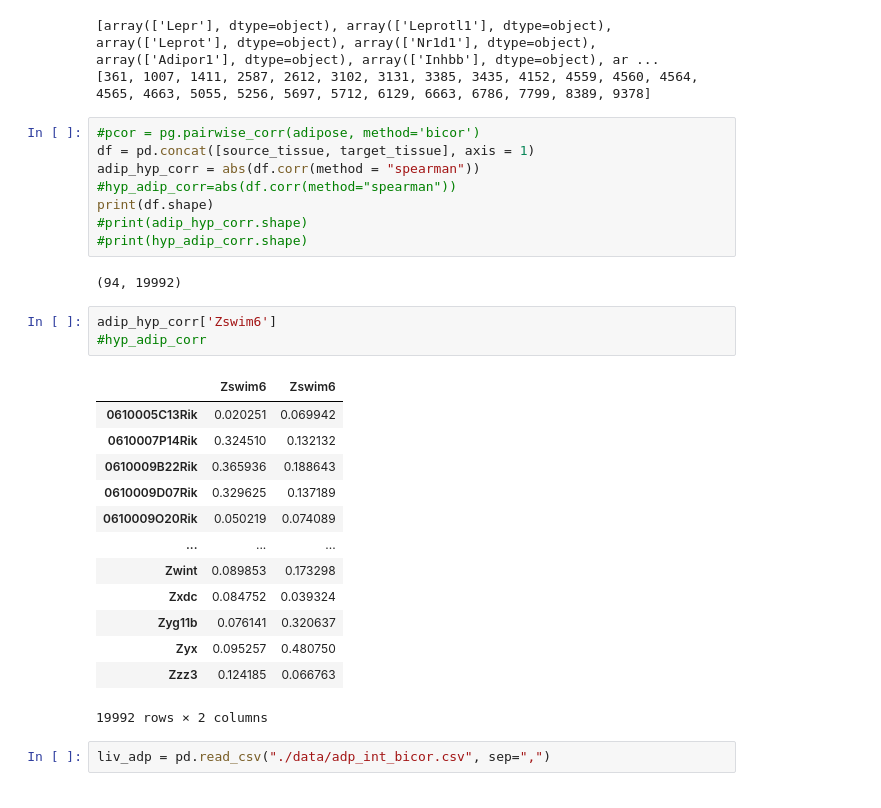
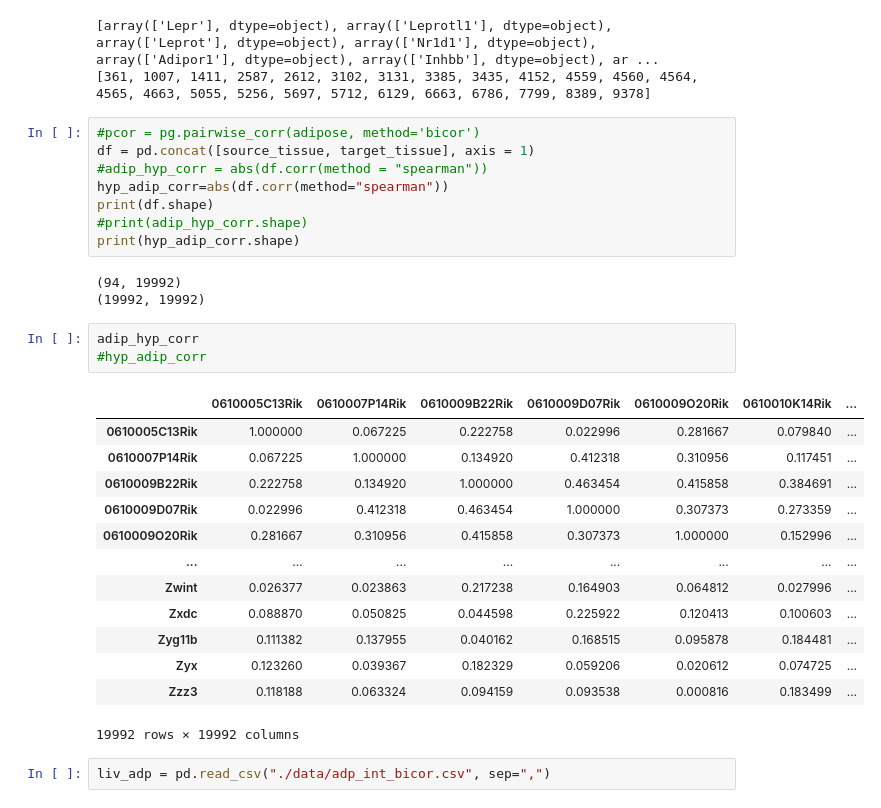
Before and after one commit to aeaswar81/MultiCens, a Jupyter notebook: Mouse centrality Leptin Aravind.ipynb, the cells around one changed output. Cells and saved outputs as stored; diff of their text form.

```diff
--- a/Mouse centrality Leptin Aravind.ipynb
+++ b/Mouse centrality Leptin Aravind.ipynb
@@ -209,30 +206,31 @@ print(lep_target_indices)
 # %%
 #pcor = pg.pairwise_corr(adipose, method='bicor')
 df = pd.concat([source_tissue, target_tissue], axis = 1)
-adip_hyp_corr = abs(df.corr(method = "spearman"))
-#hyp_adip_corr=abs(df.corr(method="spearman"))
+#adip_hyp_corr = abs(df.corr(method = "spearman"))
+hyp_adip_corr=abs(df.corr(method="spearman"))
 print(df.shape)
 #print(adip_hyp_corr.shape)
-#print(hyp_adip_corr.shape)
+print(hyp_adip_corr.shape)
 # %% [output]
 (94, 19992)
+(19992, 19992)
 # %%
-adip_hyp_corr['Zswim6']
+adip_hyp_corr
 #hyp_adip_corr
 # %% [output]
-|  | Zswim6 | Zswim6 |
-| 0610005C13Rik | 0.020251 | 0.069942 |
-| 0610007P14Rik | 0.324510 | 0.132132 |
-| 0610009B22Rik | 0.365936 | 0.188643 |
-| 0610009D07Rik | 0.329625 | 0.137189 |
-| 0610009O20Rik | 0.050219 | 0.074089 |
-| ... | ... | ... |
-| Zwint | 0.089853 | 0.173298 |
-| Zxdc | 0.084752 | 0.039324 |
-| Zyg11b | 0.076141 | 0.320637 |
-| Zyx | 0.095257 | 0.480750 |
-| Zzz3 | 0.124185 | 0.066763 |
+|  | 0610005C13Rik | 0610007P14Rik | 0610009B22Rik | 0610009D07Rik | 0610009O20Rik | 0610010K14Rik | ... |
+| 0610005C13Rik | 1.000000 | 0.067225 | 0.222758 | 0.022996 | 0.281667 | 0.079840 | ... |
+| 0610007P14Rik | 0.067225 | 1.000000 | 0.134920 | 0.412318 | 0.310956 | 0.117451 | ... |
+| 0610009B22Rik | 0.222758 | 0.134920 | 1.000000 | 0.463454 | 0.415858 | 0.384691 | ... |
+| 0610009D07Rik | 0.022996 | 0.412318 | 0.463454 | 1.000000 | 0.307373 | 0.273359 | ... |
+| 0610009O20Rik | 0.281667 | 0.310956 | 0.415858 | 0.307373 | 1.000000 | 0.152996 | ... |
+| ... | ... | ... | ... | ... | ... | ... | ... |
+| Zwint | 0.026377 | 0.023863 | 0.217238 | 0.164903 | 0.064812 | 0.027996 | ... |
+| Zxdc | 0.088870 | 0.050825 | 0.044598 | 0.225922 | 0.120413 | 0.100603 | ... |
+| Zyg11b | 0.111382 | 0.137955 | 0.040162 | 0.168515 | 0.095878 | 0.184481 | ... |
+| Zyx | 0.123260 | 0.039367 | 0.182329 | 0.059206 | 0.020612 | 0.074725 | ... |
+| Zzz3 | 0.118188 | 0.063324 | 0.094159 | 0.093538 | 0.000816 | 0.183499 | ... |
-19992 rows × 2 columns
+19992 rows × 19992 columns
 # %%
 liv_adp = pd.read_csv("./data/adp_int_bicor.csv", sep=",")
 # %%
```
Also changed, not shown: parts of 6 cells of this notebook, 1 other file.
